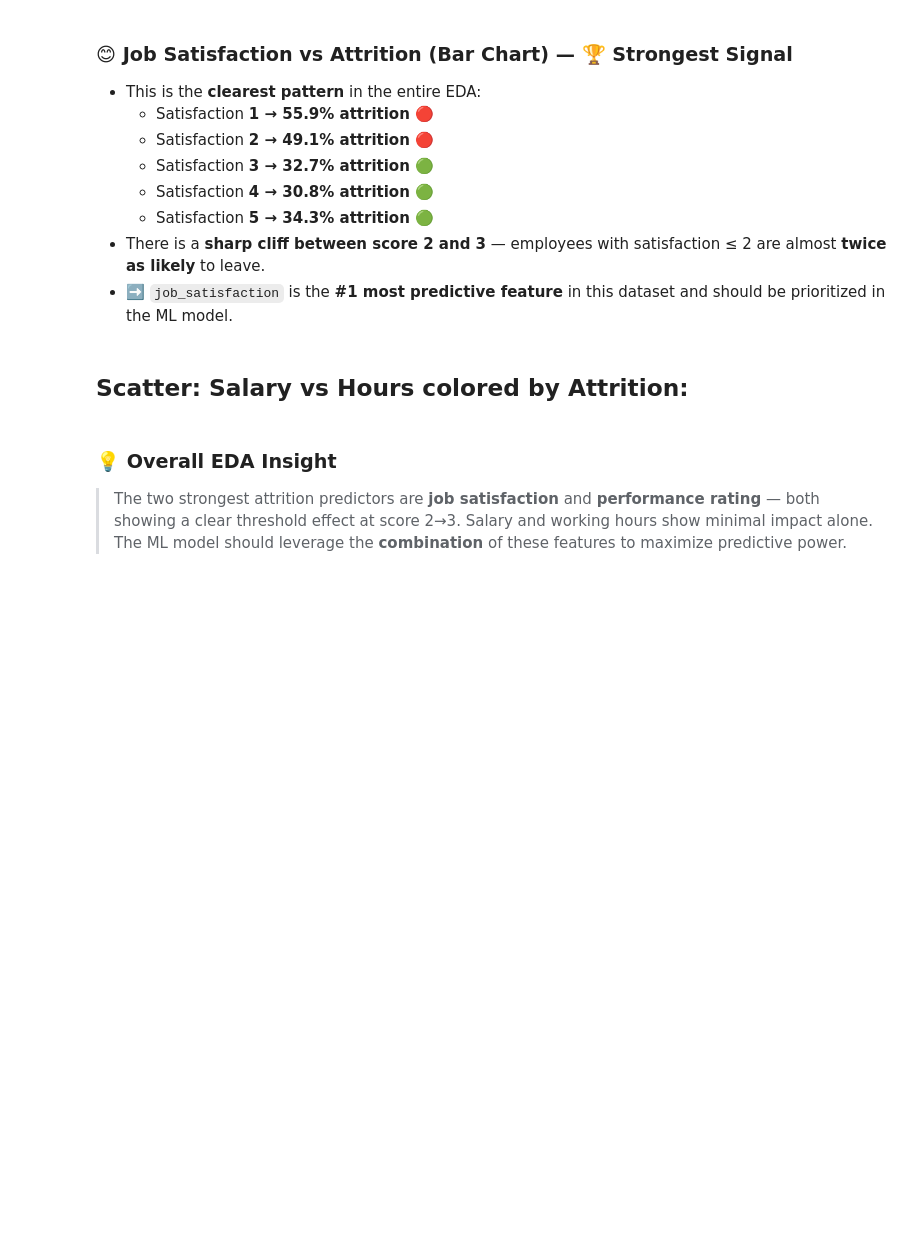
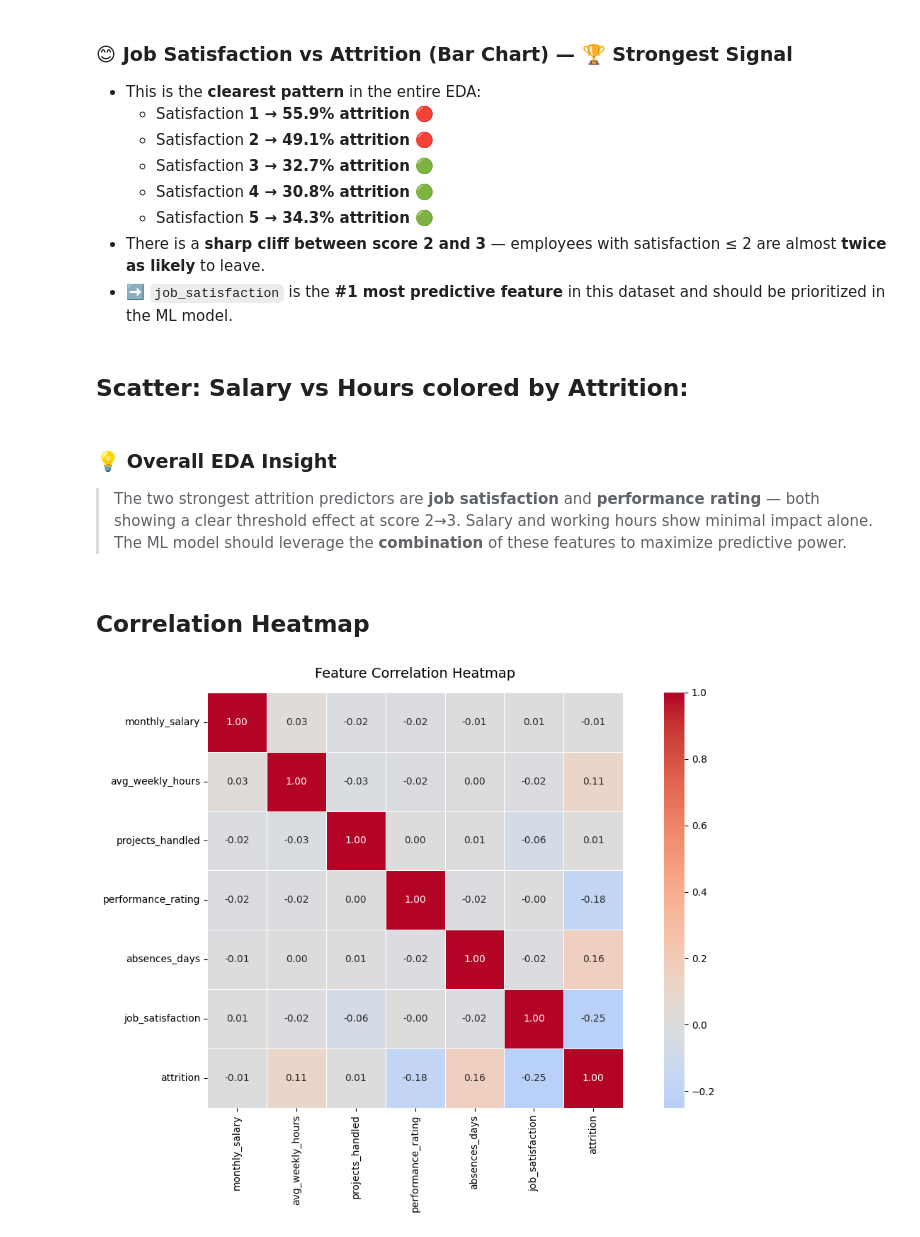
Before and after one commit to MrRezamo/Employee-Workload-and-Attrition-Analysis, a Jupyter notebook: Notebooks/EDA.ipynb, the cells around one changed output. Drawn from its saved outputs; the diff is of its cells as text; code cells hidden in the pictures; blank space fills up the shorter version.

```diff
--- a/Notebooks/EDA.ipynb
+++ b/Notebooks/EDA.ipynb
@@ -662,3 +662,30 @@ fig.show()
 > **performance rating** — both showing a clear threshold effect at score 2→3.
 > Salary and working hours show minimal impact alone. The ML model should
 > leverage the **combination** of these features to maximize predictive power.
+# %% [markdown]
+## Correlation Heatmap
+# %%
+# Select only numeric columns for correlation
+numeric_cols = ['monthly_salary', 'avg_weekly_hours', 'projects_handled',
+                'performance_rating', 'absences_days', 'job_satisfaction', 'attrition']
+
+# Compute correlation matrix
+corr_matrix = data[numeric_cols].corr().round(2)
+
+# Plot heatmap
+fig, ax = plt.subplots(figsize=(12, 8))
+sns.heatmap(
+    corr_matrix,
+    annot=True,             # show correlation values
+    fmt='.2f',
+    cmap='coolwarm',        # blue = negative, red = positive correlation
+    center=0,
+    square=True,
+    linewidths=0.5,
+    ax=ax
+)
+ax.set_title('Feature Correlation Heatmap', fontsize=14, pad=15)
+plt.tight_layout()
+plt.show()
+# %% [output]
+[figure, added]
```
Also changed, not shown: parts of 2 cells of this notebook.
